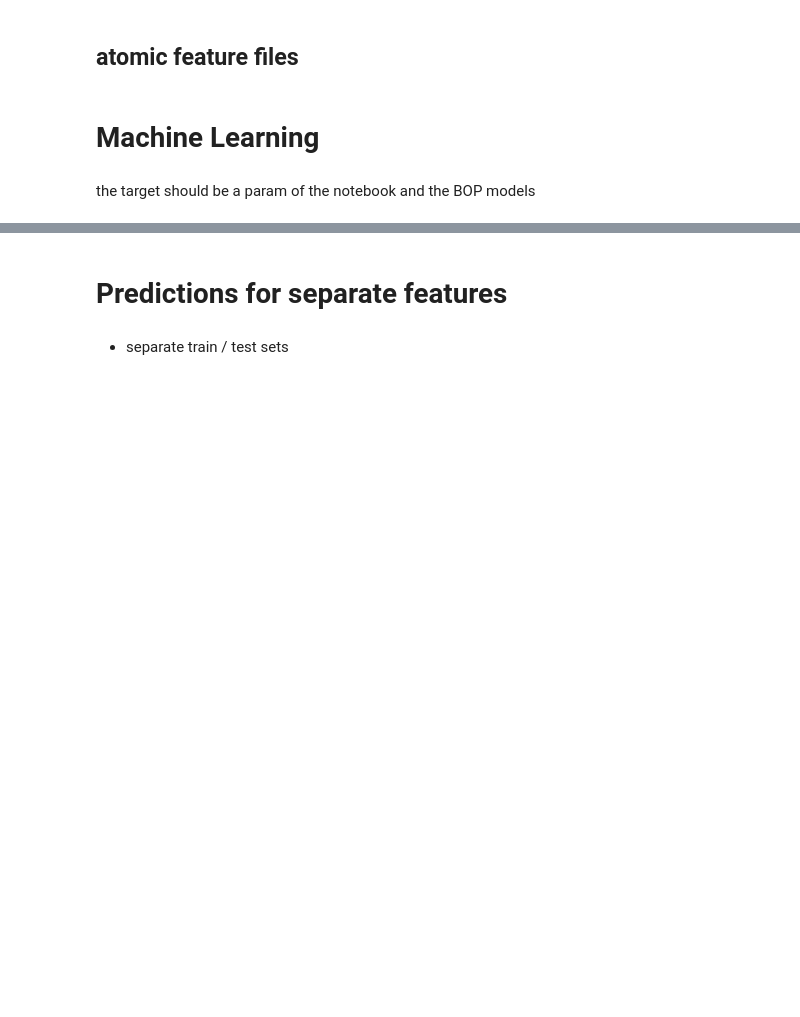
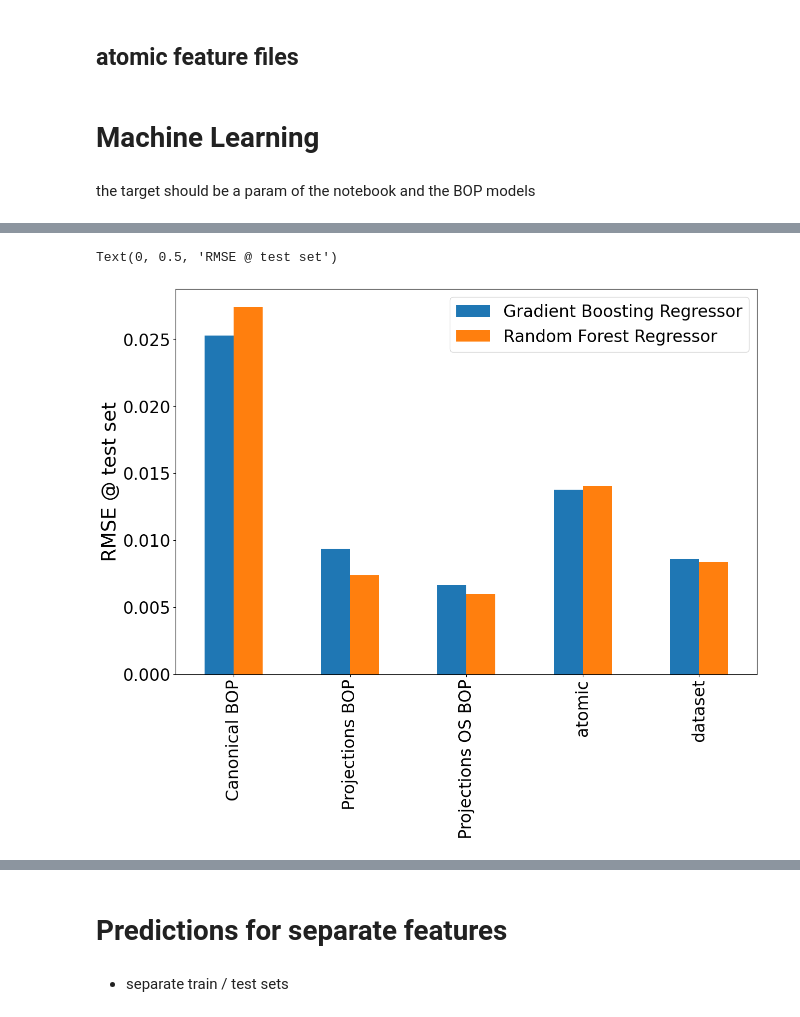
Before and after one commit to AIIMProject/MLFeMoTCPs, a Jupyter notebook: 07_MachineLearn.ipynb, the cells around one changed output, grey strips where cells are left out. Drawn from its saved outputs; the diff is of its cells as text; code cells hidden in the pictures; blank space fills up the shorter version.

```diff
--- a/07_MachineLearn.ipynb
+++ b/07_MachineLearn.ipynb
@@ -121,0 +147,6 @@ RMSE
+# %%
+ax = dfRMSE['test'].unstack(level=0).plot(kind='bar')
+ax.set_ylabel('RMSE @ test set')
+# %% [output]
+Text(0, 0.5, 'RMSE @ test set')
+[figure, added]
```
Also changed, not shown: parts of 16 cells of this notebook.
